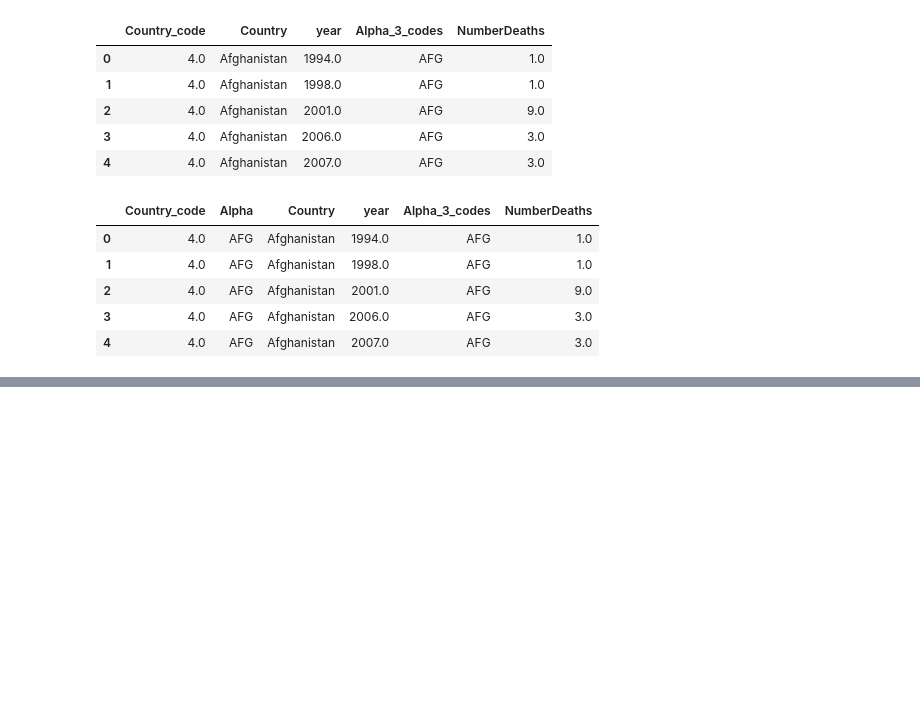
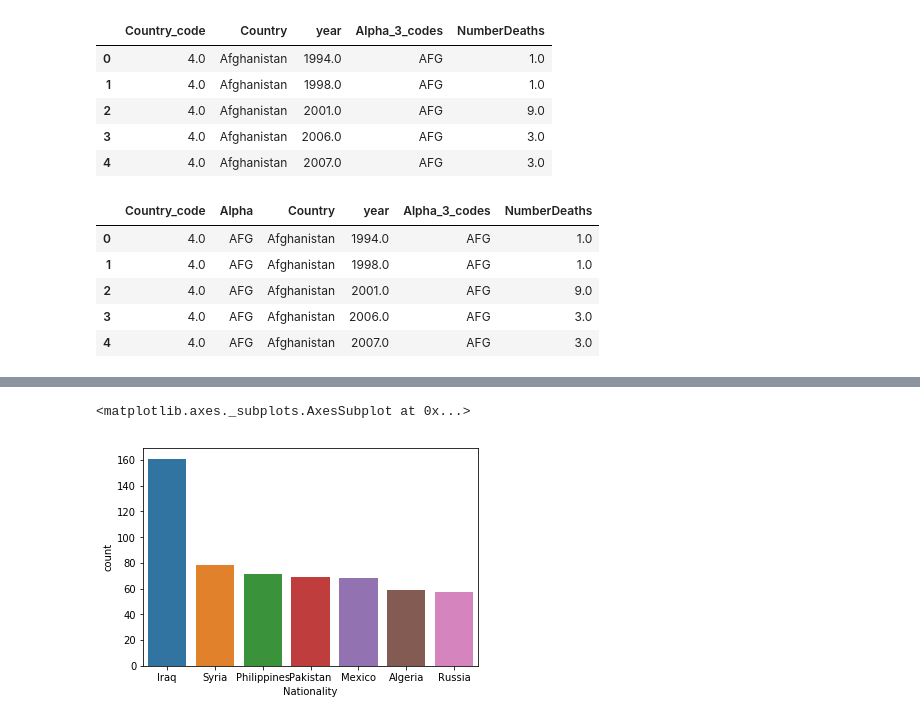
Before and after one commit to seashiva94/data_viz_project, a Jupyter notebook: mapColor.ipynb, the cells around one changed output, grey strips where cells are left out. Saved outputs shown, nothing was run; the diff lists cells and outputs as text; code cells hidden in the pictures; blank space fills up the shorter version.

```diff
--- a/mapColor.ipynb
+++ b/mapColor.ipynb
@@ -241,0 +250,5 @@ High five! You successfully sent some data to your account on plotly. View your
+# %%
+sns.countplot(data = data, x = 'Nationality', order = data.Nationality.value_counts().iloc[:7].index)
+# %% [output]
+<matplotlib.axes._subplots.AxesSubplot at 0x...>
+[figure, added]
```
Also changed, not shown: parts of 17 cells of this notebook.
